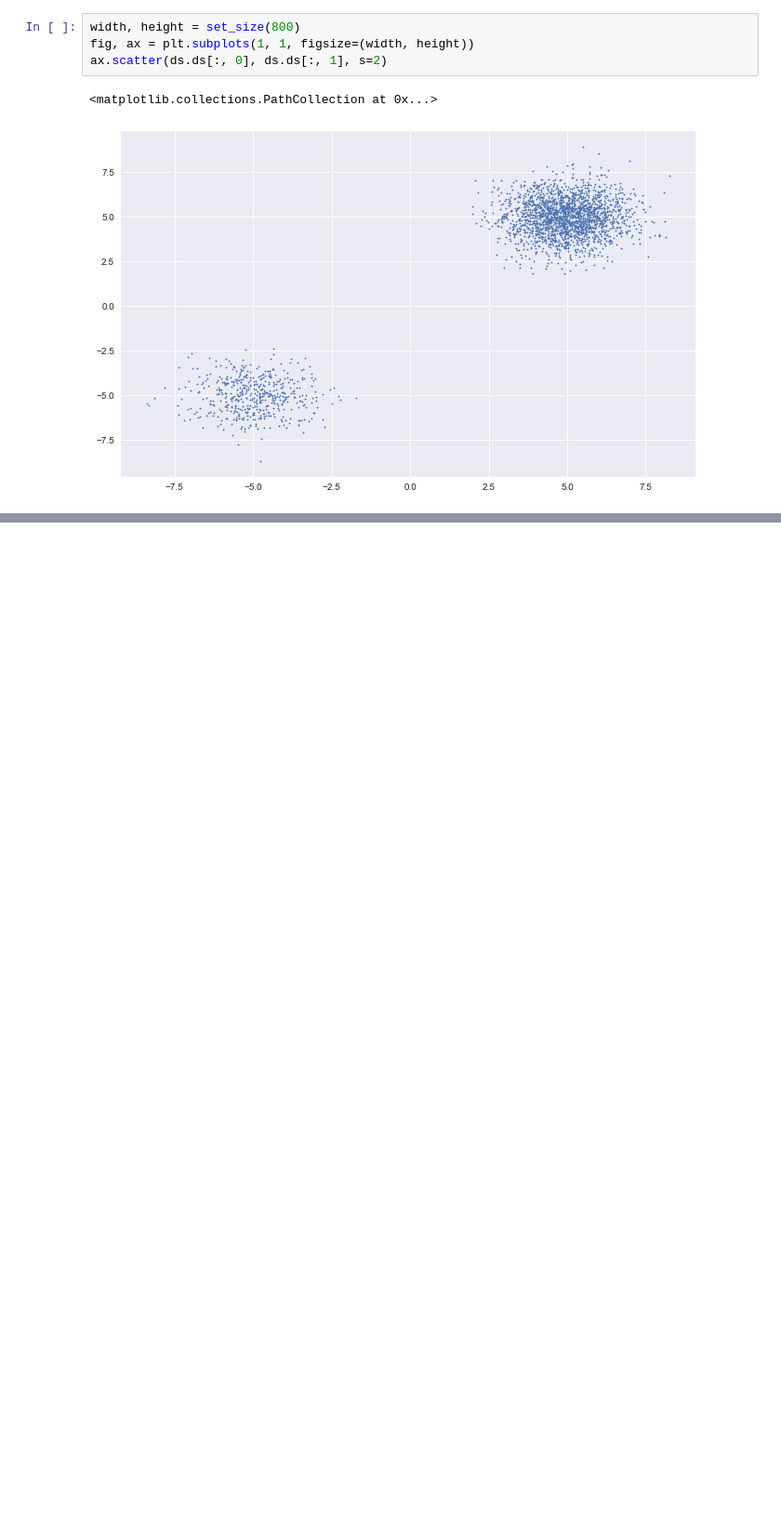
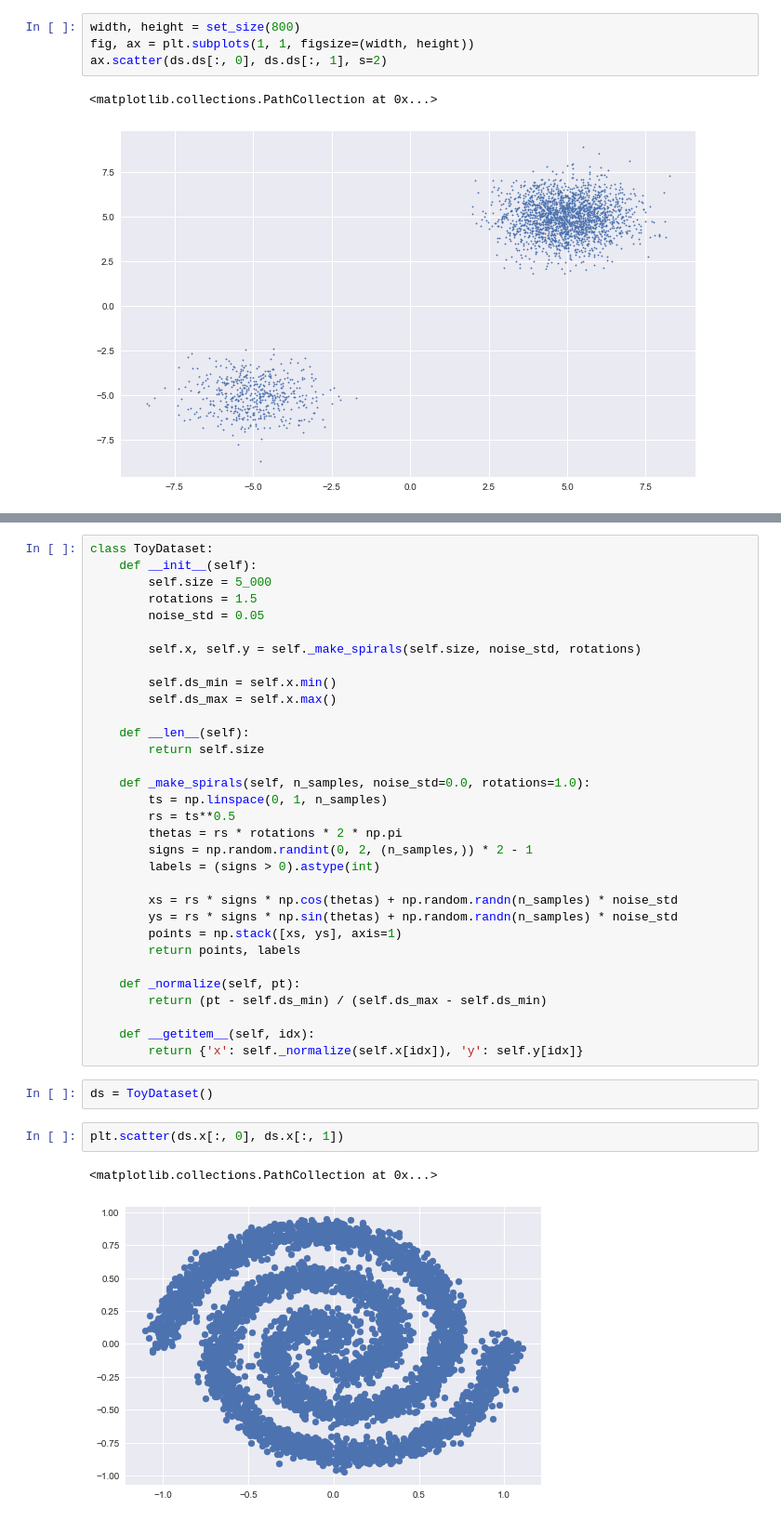
Before and after one commit to gmittal/ai-playground, a Jupyter notebook: nb/scratchpad.ipynb, the cells around one changed output, grey strips where cells are left out. Shown at 93% size. Cells and saved outputs as stored; diff of their text form; blank space fills up the shorter version.

```diff
--- a/nb/scratchpad.ipynb
+++ b/nb/scratchpad.ipynb
@@ -51,0 +70,39 @@ ds.
+# %%
+class ToyDataset:
+    def __init__(self):
+        self.size = 5_000
+        rotations = 1.5
+        noise_std = 0.05
+
+        self.x, self.y = self._make_spirals(self.size, noise_std, rotations)
+
+        self.ds_min = self.x.min()
+        self.ds_max = self.x.max()
+
+    def __len__(self):
+        return self.size
+
+    def _make_spirals(self, n_samples, noise_std=0.0, rotations=1.0):
+        ts = np.linspace(0, 1, n_samples)
+        rs = ts**0.5
+        thetas = rs * rotations * 2 * np.pi
+        signs = np.random.randint(0, 2, (n_samples,)) * 2 - 1
+        labels = (signs > 0).astype(int)
+
+        xs = rs * signs * np.cos(thetas) + np.random.randn(n_samples) * noise_std
+        ys = rs * signs * np.sin(thetas) + np.random.randn(n_samples) * noise_std
+        points = np.stack([xs, ys], axis=1)
+        return points, labels
+
+    def _normalize(self, pt):
+        return (pt - self.ds_min) / (self.ds_max - self.ds_min)
+
+    def __getitem__(self, idx):
+        return {'x': self._normalize(self.x[idx]), 'y': self.y[idx]}
+# %%
+ds = ToyDataset()
+# %%
+plt.scatter(ds.x[:, 0], ds.x[:, 1])
+# %% [output]
+<matplotlib.collections.PathCollection at 0x...>
+[figure, added]
```
Also changed, not shown: parts of 3 cells of this notebook, 22 other files.
